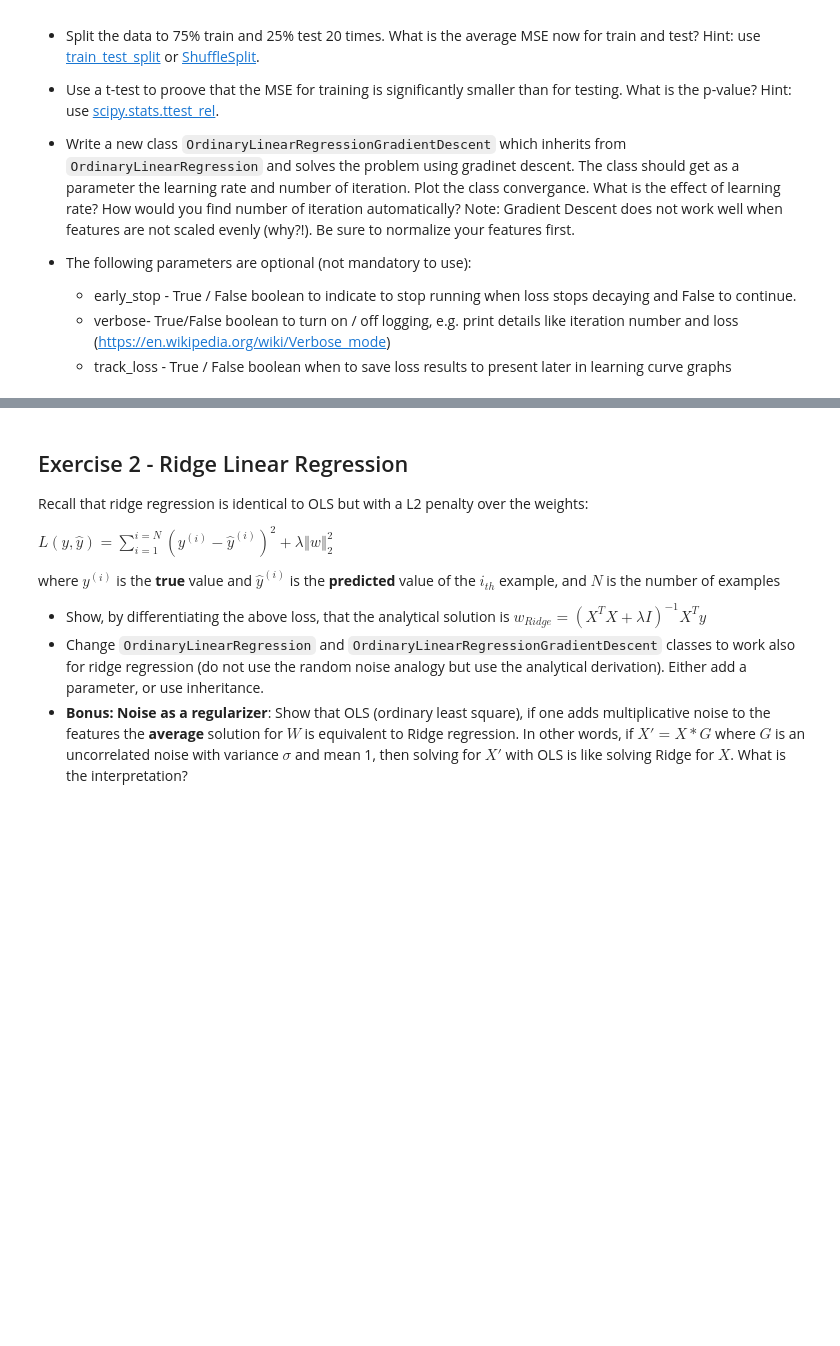
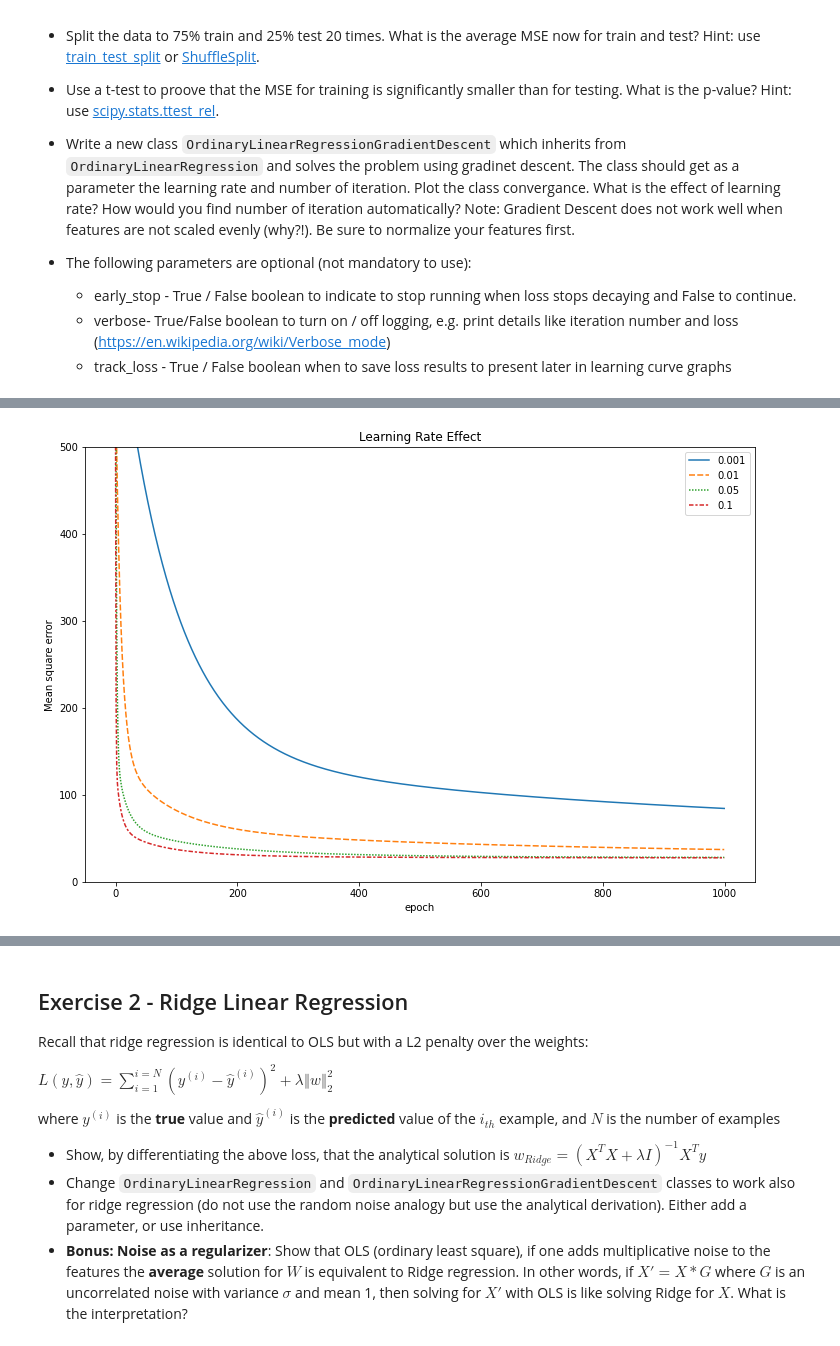
Before and after one commit to galborabia/regression, a Jupyter notebook: Regression_&_Regularization_Exercise.ipynb, the cells around one changed output, grey strips where cells are left out. Saved outputs shown, nothing was run; the diff lists cells and outputs as text; code cells hidden in the pictures; blank space fills up the shorter version.

```diff
--- a/Regression_&_Regularization_Exercise.ipynb
+++ b/Regression_&_Regularization_Exercise.ipynb
@@ -159,0 +310,21 @@ class OlsGd(Ols):
+# %%
+# What is the effect of learning rate?
+learning_rates = [0.001, 0.01, 0.05, 0.1]
+lr_results = {}
+for lr in learning_rates:
+  olsgd = OlsGd(num_iteration=1000,learning_rate=lr,verbose=False, early_stop=False)
+  olsgd.fit(boston_X, boston_y)
+  lr_results[lr] = olsgd.loss_history
+
+lr_results = pd.DataFrame(lr_results)
+
+plt.figure(figsize=(12,8))
+
+sns.lineplot(data=lr_results)
+plt.title("Learning Rate Effect")
+plt.ylabel("Mean square error")
+plt.xlabel("epoch")
+plt.ylim(0,500)
+plt.legend();
+# %% [output]
+[figure, added]
```
Also changed, not shown: parts of 20 cells of this notebook.
